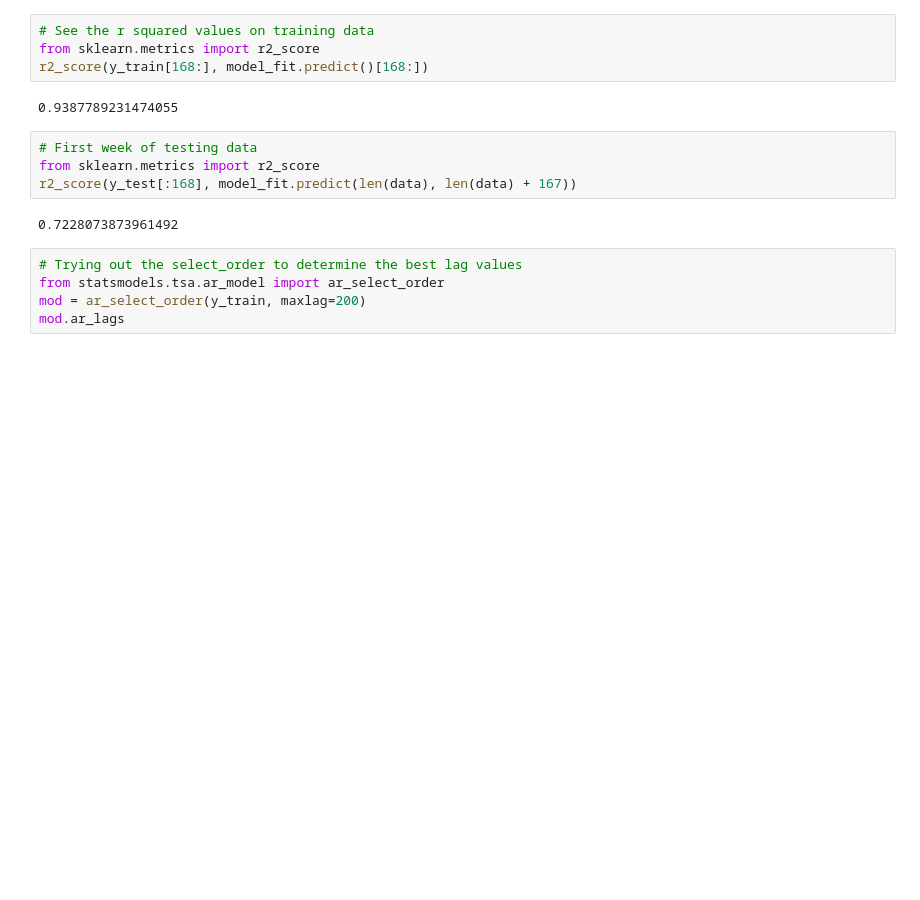
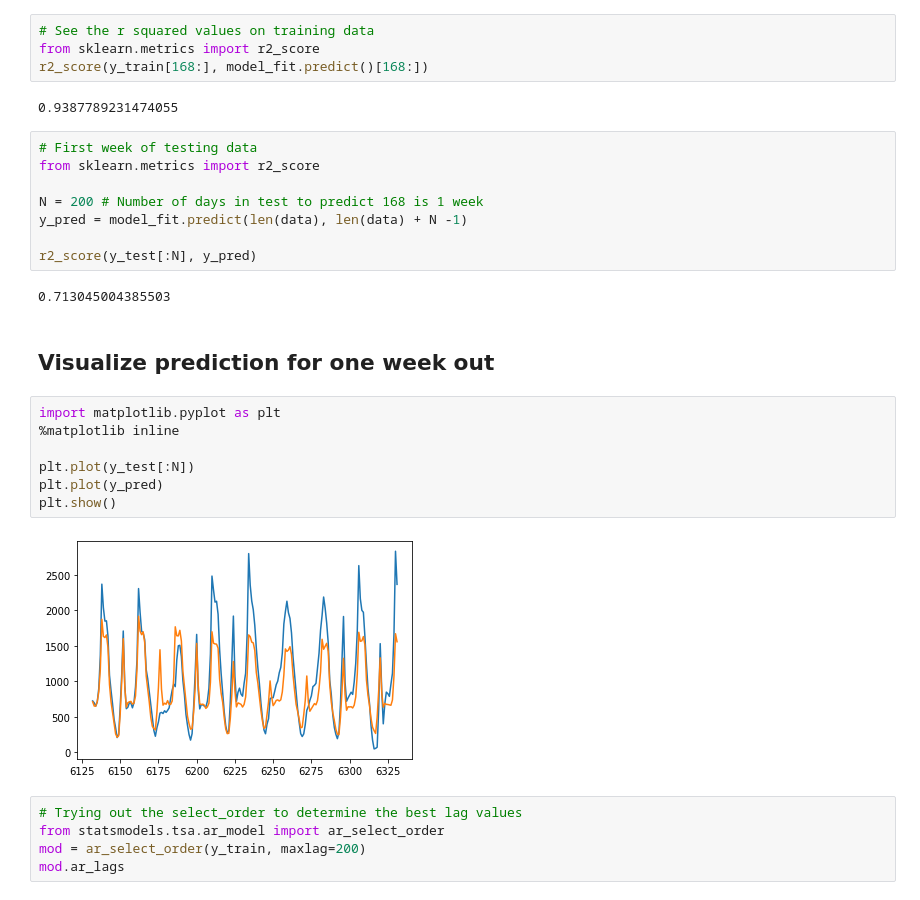
Before and after one commit to lohnguyen/bike-regressor, a Jupyter notebook: machine_learning/time_series.ipynb, the cells around one changed output. Drawn from its saved outputs; the diff is of its cells as text; blank space fills up the shorter version.

Commit message:
added graph for time series, changed file names

```diff
--- a/machine_learning/time_series.ipynb
+++ b/machine_learning/time_series.ipynb
@@ -51,9 +40,24 @@ r2_score(y_train[168:], model_fit.predict()[168:])
 # %%
 # First week of testing data
 from sklearn.metrics import r2_score
-r2_score(y_test[:168], model_fit.predict(len(data), len(data) + 167))
+
+N = 200 # Number of days in test to predict 168 is 1 week
+y_pred = model_fit.predict(len(data), len(data) + N -1)
+
+r2_score(y_test[:N], y_pred)
 # %% [output]
-0.7228073873961492
+0.713045004385503
+# %% [markdown]
+## Visualize prediction for one week out
+# %%
+import matplotlib.pyplot as plt
+%matplotlib inline
+
+plt.plot(y_test[:N])
+plt.plot(y_pred)
+plt.show()
+# %% [output]
+[figure, added]
 # %%
 # Trying out the select_order to determine the best lag values
 from statsmodels.tsa.ar_model import ar_select_order
```
Also changed, not shown: parts of 3 cells of this notebook, 3 other files.
